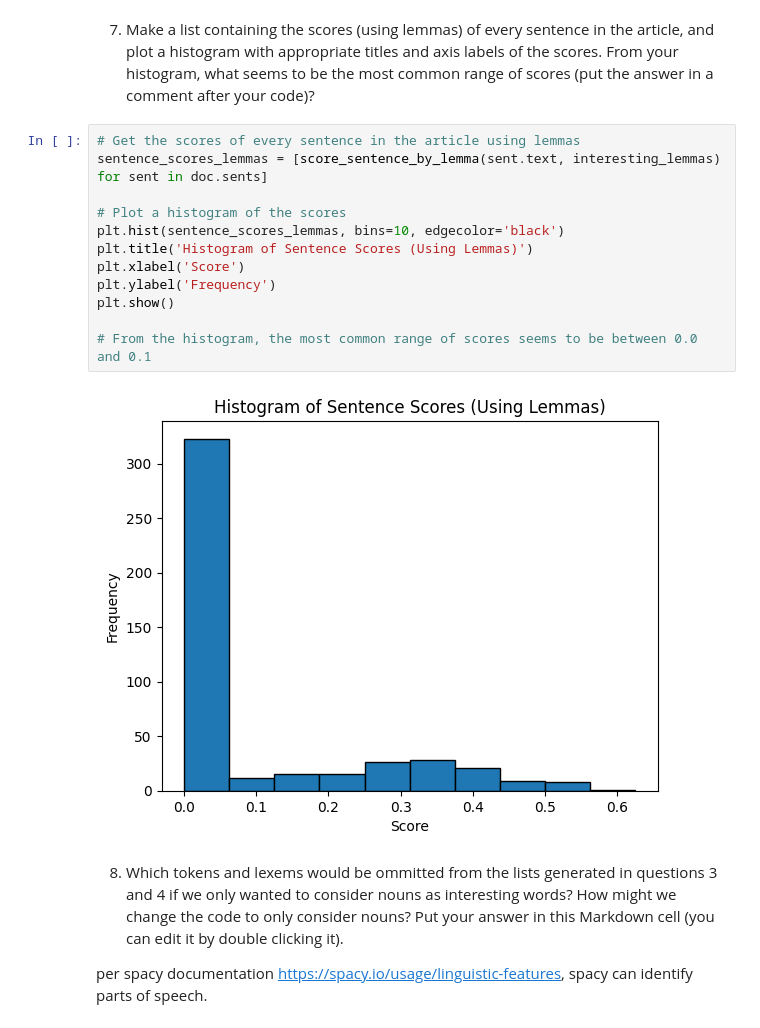
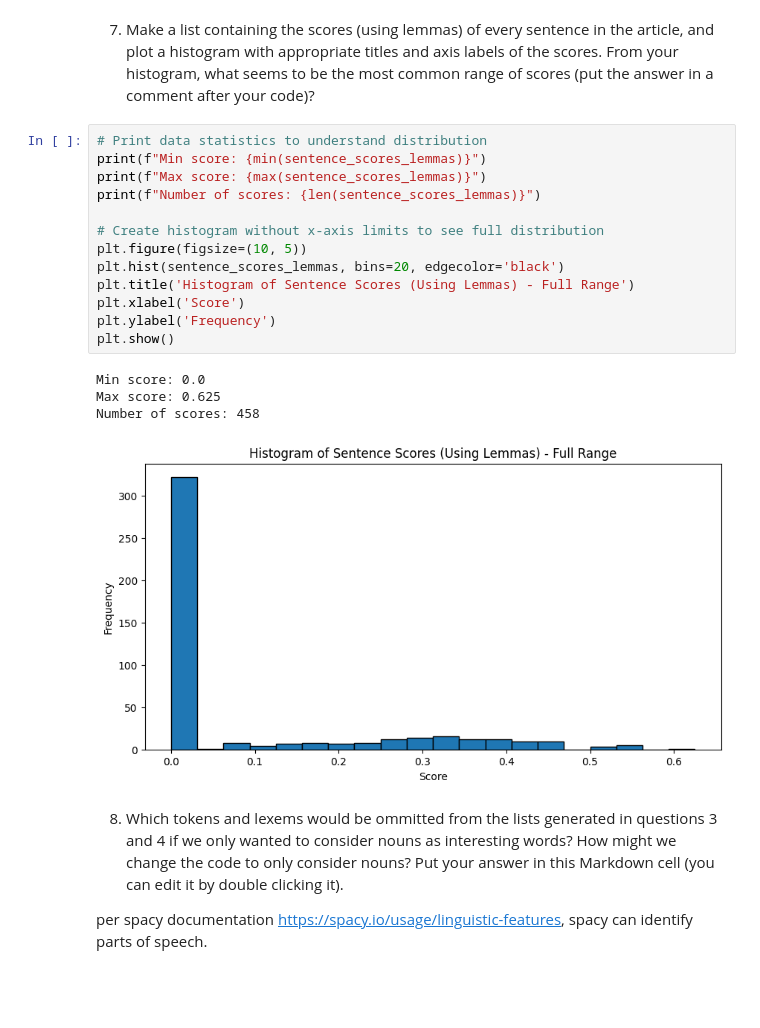
Before and after one commit to drpafowler/web-scraping-philip, a Jupyter notebook: web-scraping.ipynb, the cells around one changed output. Drawn from its saved outputs; the diff is of its cells as text; blank space fills up the shorter version.

```diff
--- a/web-scraping.ipynb
+++ b/web-scraping.ipynb
@@ -217,19 +228,23 @@ plt.show()
 # %% [markdown]
 7. Make a list containing the scores (using lemmas) of every sentence in the article, and plot a histogram with appropriate titles and axis labels of the scores.  From your histogram, what seems to be the most common range of scores (put the answer in a comment after your code)?
-# %%
-# Get the scores of every sentence in the article using lemmas
-sentence_scores_lemmas = [score_sentence_by_lemma(sent.text, interesting_lemmas) for sent in doc.sents]
-
-# Plot a histogram of the scores
-plt.hist(sentence_scores_lemmas, bins=10, edgecolor='black')
-plt.title('Histogram of Sentence Scores (Using Lemmas)')
-plt.xlabel('Score')
-plt.ylabel('Frequency')
-plt.show()
-
-# From the histogram, the most common range of scores seems to be between 0.0 and 0.1
-# %% [output]
-[figure, removed]
+# %%
+# Print data statistics to understand distribution
+print(f"Min score: {min(sentence_scores_lemmas)}")
+print(f"Max score: {max(sentence_scores_lemmas)}")
+print(f"Number of scores: {len(sentence_scores_lemmas)}")
+
+# Create histogram without x-axis limits to see full distribution
+plt.figure(figsize=(10, 5))
+plt.hist(sentence_scores_lemmas, bins=20, edgecolor='black')
+plt.title('Histogram of Sentence Scores (Using Lemmas) - Full Range')
+plt.xlabel('Score')
+plt.ylabel('Frequency')
+plt.show()
+# %% [output]
+Min score: 0.0
+Max score: 0.625
+Number of scores: 458
+[figure, added]
 # %% [markdown]
 8. Which tokens and lexems would be ommitted from the lists generated in questions 3 and 4 if we only wanted to consider nouns as interesting words?  How might we change the code to only consider nouns? Put your answer in this Markdown cell (you can edit it by double clicking it).
 
```
Also changed, not shown: parts of 5 cells of this notebook, 1 other file.
